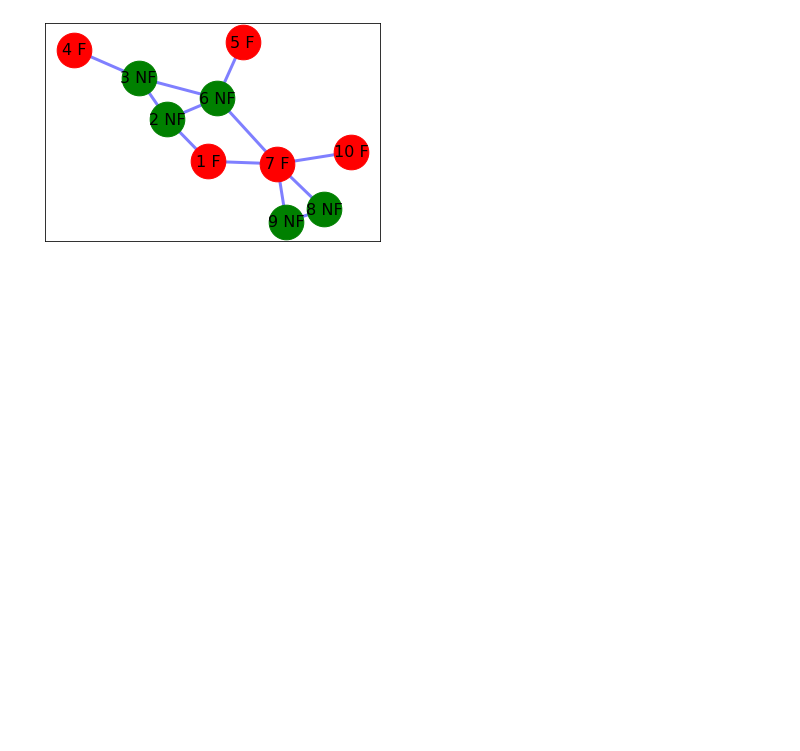
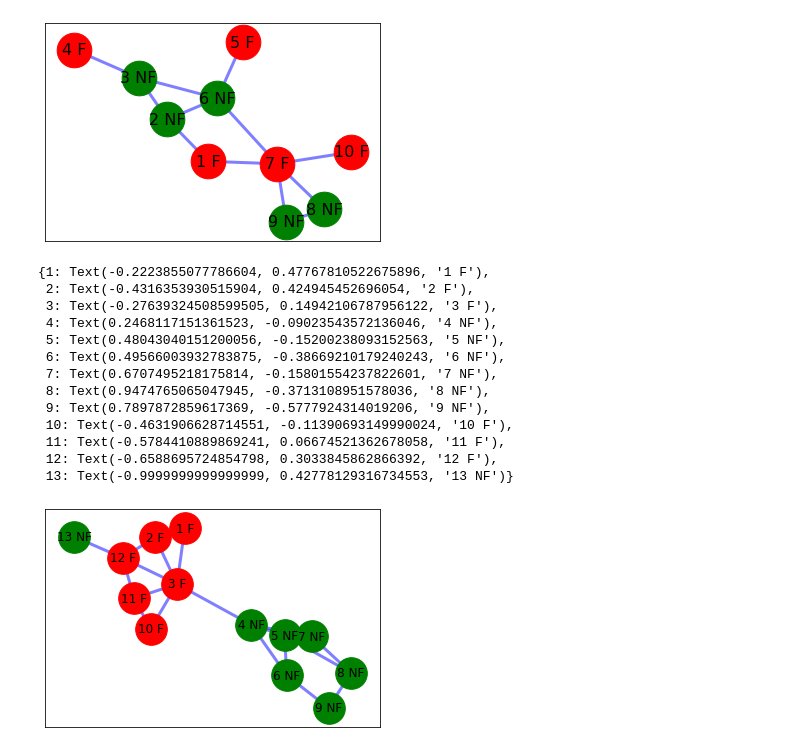
Before and after one commit to aldhos123/daa, a Jupyter notebook: Pertemuan DAA/DAA14.ipynb, the cells around one changed output. Drawn from its saved outputs; the diff is of its cells as text; code cells hidden in the pictures; blank space fills up the shorter version.

```diff
--- a/Pertemuan DAA/DAA14.ipynb
+++ b/Pertemuan DAA/DAA14.ipynb
@@ -8,6 +8,11 @@ edges = [(7, 2), (2, 3), (7, 4), (4, 5), (7, 3), (7, 5), (1, 6), (1, 7), (2, 8),
 ## data Latihan 1
 vertices1 = range(1,10)
 edges1 = [(1, 7), (1, 2), (2, 3), (2, 6), (3, 4), (3, 6), (5, 6), (6, 7), (7, 8), (7, 9), (7, 10), (8, 9)]
+
+## data Latihan 2
+vertices2 = range(1,13)
+edges2 = [(1, 2), (1, 3), (2, 3), (2, 12), (3, 4), (3, 10), (3, 11), (3, 12),
+            (4, 5), (4, 6), (4, 7), (5, 6), (5, 7), (5, 8), (6, 9), (7, 8), (8, 9), (10, 11), (11, 12), (12, 13)]
 # %%
 ## Kasus Fraud Analytics
 G = nx.Graph()
@@ -20,6 +25,12 @@ G1 = nx.Graph()
 G1.add_nodes_from(vertices1)
 G1.add_edges_from(edges1)
 pos1 = nx.spring_layout(G1)
+
+## graph Latihan 2
+G2 = nx.Graph()
+G2.add_nodes_from(vertices2)
+G2.add_edges_from(edges2)
+pos2 = nx.spring_layout(G2)
 # %%
 nx.draw_networkx_nodes(G, pos, nodelist = [1, 4, 3, 8, 9], node_color = 'g', node_size = 1300)
 nx.draw_networkx_nodes(G, pos, nodelist = [2, 5, 6, 7], node_color = 'r', node_size = 1300)
@@ -77,3 +88,39 @@ nx.draw_networkx_labels(G1, pos1, labels, font_size = 16)
  9: Text(0.3731614037743671, -0.7488498345467808, '9 NF'),
  10: Text(0.791566282576843, -0.18262175947893344, '10 F')}
 [figure]
+# %%
+## Hasil Latihan 2
+nx.draw_networkx_nodes(G2, pos2, nodelist = [4, 5, 6, 7, 8, 9, 13], node_color = 'g', node_size = 1000)
+nx.draw_networkx_nodes(G2, pos2, nodelist = [1, 2, 3, 10, 11, 12], node_color = 'r', node_size = 1000)
+nx.draw_networkx_edges(G2, pos2, edges2, width = 3, alpha = 0.5, edge_color = 'b')
+labels = {}
+labels[1] = r'1 F'
+labels[2] = r'2 F'
+labels[3] = r'3 F'
+labels[4] = r'4 NF'
+labels[5] = r'5 NF'
+labels[6] = r'6 NF'
+labels[7] = r'7 NF'
+labels[8] = r'8 NF'
+labels[9] = r'9 NF'
+labels[10] = r'10 F'
+labels[11] = r'11 F'
+labels[12] = r'12 F'
+labels[13] = r'13 NF'
+
+nx.draw_networkx_labels(G2, pos2, labels, font_size = 12)
+# %% [output]
+{1: Text(-0.2223855077786604, 0.47767810522675896, '1 F'),
+ 2: Text(-0.4316353930515904, 0.424945452696054, '2 F'),
+ 3: Text(-0.27639324508599505, 0.14942106787956122, '3 F'),
+ 4: Text(0.2468117151361523, -0.09023543572136046, '4 NF'),
+ 5: Text(0.48043040151200056, -0.15200238093152563, '5 NF'),
+ 6: Text(0.49566003932783875, -0.38669210179240243, '6 NF'),
+ 7: Text(0.6707495218175814, -0.15801554237822601, '7 NF'),
+ 8: Text(0.9474765065047945, -0.3713108951578036, '8 NF'),
+ 9: Text(0.7897872859617369, -0.5777924314019206, '9 NF'),
+ 10: Text(-0.4631906628714551, -0.11390693149990024, '10 F'),
+ 11: Text(-0.5784410889869241, 0.06674521362678058, '11 F'),
+ 12: Text(-0.6588695724854798, 0.3033845862866392, '12 F'),
+ 13: Text(-0.9999999999999999, 0.42778129316734553, '13 NF')}
+[figure, added]
```
Also changed, not shown: parts of 1 cell of this notebook.
